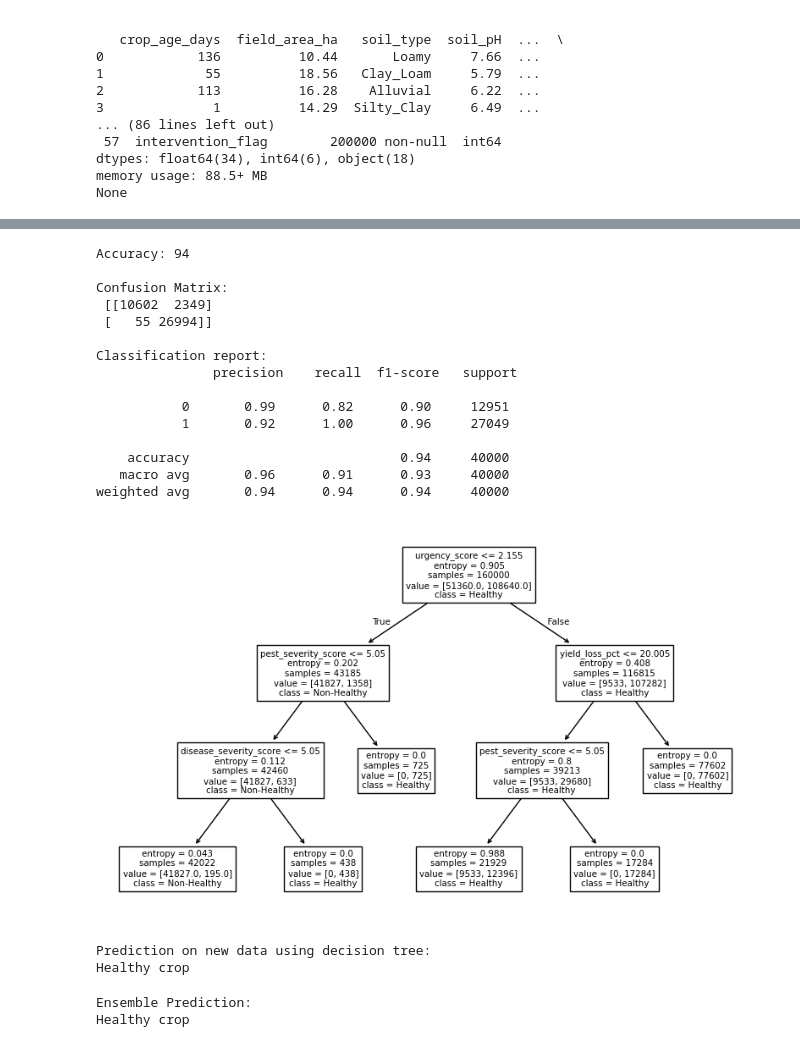
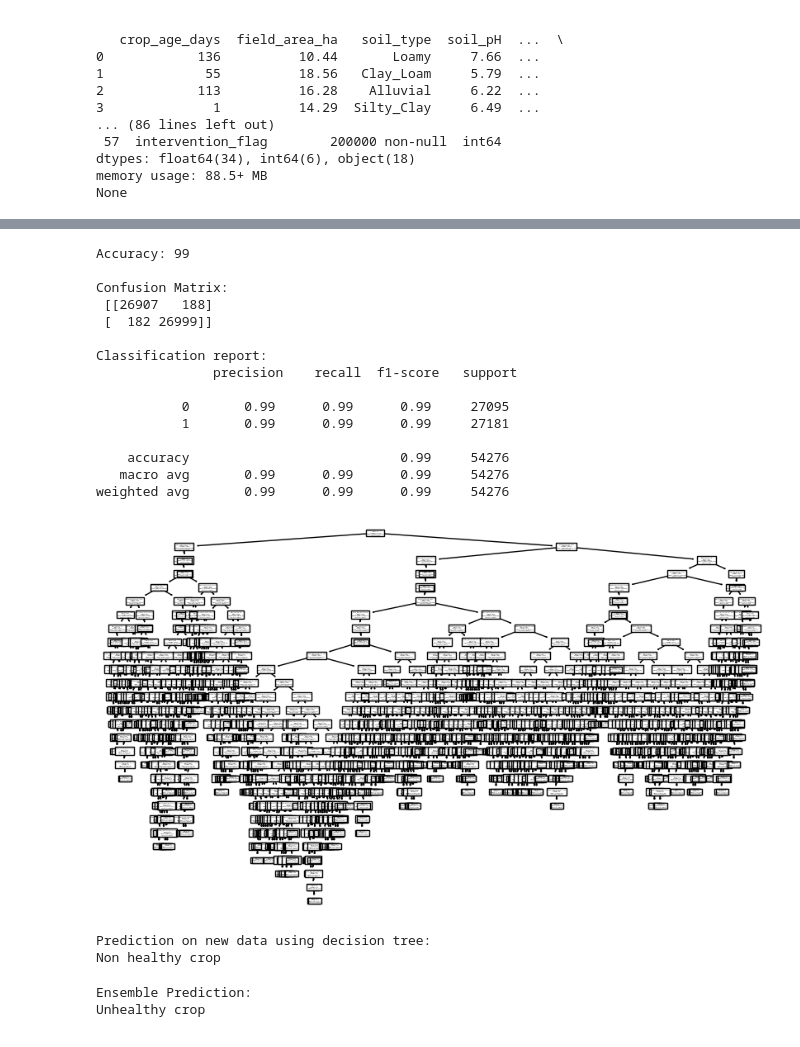
Before and after one commit to Pramana31/SET-CONFERENCE-PROJECT, a Jupyter notebook: backend/hybrid_model.ipynb, the cells around one changed output, grey strips where cells are left out. Drawn from its saved outputs; the diff is of its cells as text; code cells hidden in the pictures.

```diff
--- a/backend/hybrid_model.ipynb
+++ b/backend/hybrid_model.ipynb
@@ -38,6 +90,12 @@ df['intervention_flag']=encoder.fit_transform(df['intervention_flag'])
 # %%
-x = data.drop(target_col, axis=1)
-y = data[target_col]
+#separate features and target class
+x = data_balanced[important_cols]
+y = data_balanced[target_col]
 # %%
 # Encode categorical features
-x = pd.get_dummies(x, drop_first=True)
+encoders = {}
+
+for col in x.select_dtypes(include='object').columns:
+    le = LabelEncoder()
+    x[col] = le.fit_transform(x[col].astype(str))
+    encoders[col] = le
@@ -60,0 +116,5 @@ input_df = pd.get_dummies(input_df, drop_first=True)
+# %%
+input_df = data_balanced[data_balanced[target_col] == 0].sample(1)
+input_df = input_df[important_cols]
+
+print(input_df)
@@ -61,3 +133,10 @@ input_df = pd.get_dummies(input_df, drop_first=True)
+# %%
+encoder = {}
+
+for col in input_df.select_dtypes(include='object').columns:
+    le1 = LabelEncoder()
+    input_df[col] = le1.fit_transform(input_df[col].astype(str))
+    encoder[col] = le1
 # %%
 # Train naive bayes model
 from sklearn.naive_bayes import GaussianNB
@@ -155,62 +234,68 @@ Healthy crop
 from sklearn.tree import DecisionTreeClassifier,plot_tree
 import matplotlib.pyplot as plt
 
-model3=DecisionTreeClassifier(criterion='entropy',max_depth=3)
+model3 = DecisionTreeClassifier(
+    max_depth=None,
+    min_samples_split=5,
+    min_samples_leaf=2,
+    class_weight='balanced',
+    random_state=42
+)
 model3.fit(x_train,y_train)
 
 # Predictions
-y_pred = model3.predict(x_test)
+y_pred3 = model3.predict(x_test)
 
 # Accuracy
-print("Accuracy:", round(accuracy_score(y_test, y_pred)*100),'\n')
+print("Accuracy:", round(accuracy_score(y_test, y_pred3)*100),'\n')
 
 # Confusion Matrix
-print("Confusion Matrix:\n", confusion_matrix(y_test, y_pred),'\n')
+print("Confusion Matrix:\n", confusion_matrix(y_test, y_pred3),'\n')
 
 #classification report
-print('Classification report:\n',classification_report(y_test,y_pred),'\n')
+print('Classification report:\n',classification_report(y_test,y_pred3),'\n')
 
 
 plt.figure(figsize=(10,6))
 plot_tree(model3,feature_names=x.columns,class_names=['Non-Healthy','Healthy'])
 plt.show()
 
 #predict on new data
 print('Prediction on new data using decision tree:')
 prediction3=model3.predict(input_df)
 if prediction3[0]==0:
     print('Non healthy crop')
 else:
     print('Healthy crop')
 # %% [output]
-Accuracy: 94
+Accuracy: 99
 
 Confusion Matrix:
- [[10602  2349]
- [   55 26994]]
+ [[26907   188]
+ [  182 26999]]
 
 Classification report:
                precision    recall  f1-score   support
 
-           0       0.99      0.82      0.90     12951
-           1       0.92      1.00      0.96     27049
+           0       0.99      0.99      0.99     27095
+           1       0.99      0.99      0.99     27181
 
-    accuracy                           0.94     40000
-   macro avg       0.96      0.91      0.93     40000
-weighted avg       0.94      0.94      0.94     40000
+    accuracy                           0.99     54276
+   macro avg       0.99      0.99      0.99     54276
+weighted avg       0.99      0.99      0.99     54276
-[figure, old version]
+[figure, new version]
 Prediction on new data using decision tree:
-Healthy crop
+Non healthy crop
 # %%
 from collections import Counter
 
 print("Ensemble Prediction:")
 predictions = [prediction1[0], prediction2[0], prediction3[0]]
 ensemble_num = Counter(predictions).most_common(1)[0][0]
-if predictions[0]==0:
-    print('Non healthy crop')
+if ensemble_num==0:
+    print('Unhealthy crop')
 else:
     print('Healthy crop')
 # %% [output]
 Ensemble Prediction:
-Healthy crop
+Unhealthy crop
```
Also changed, not shown: parts of 17 cells of this notebook, 5 other files.
